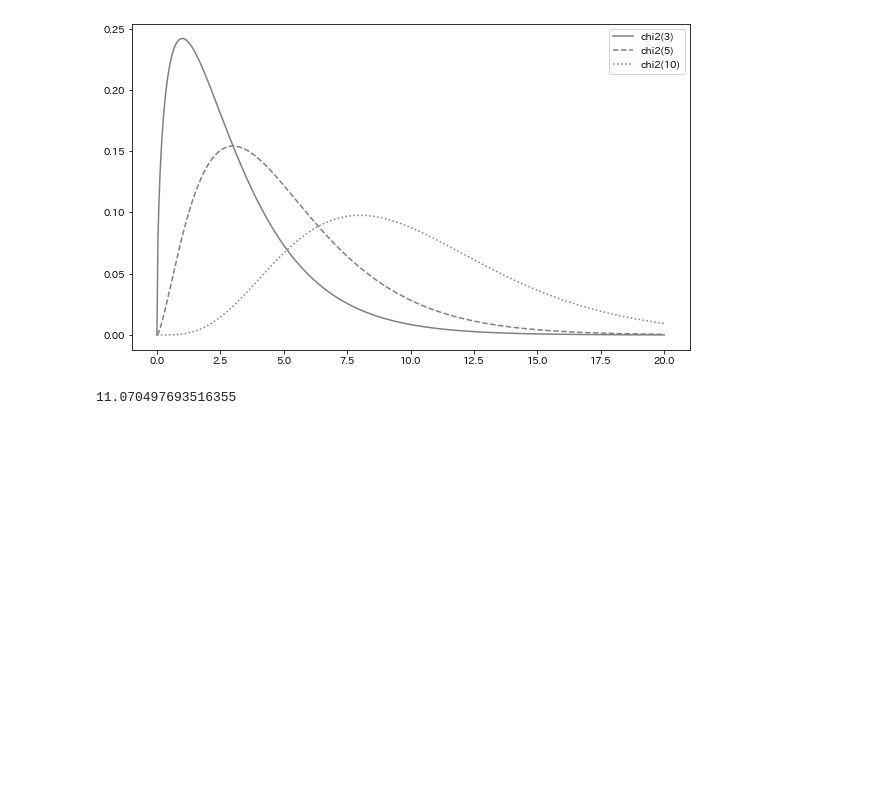
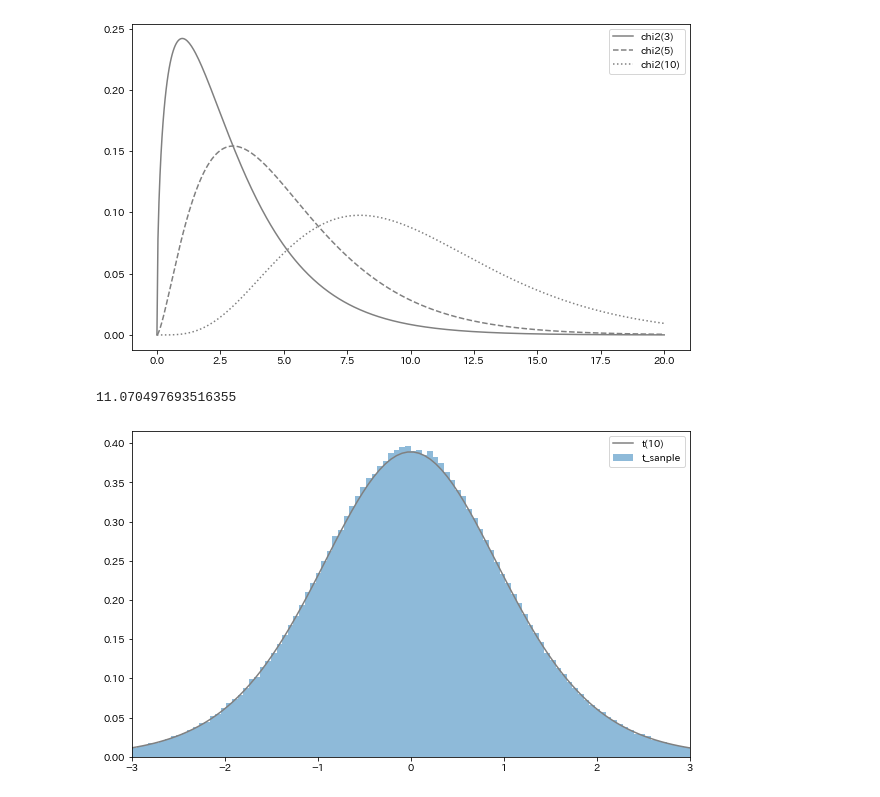
Before and after one commit to yuyahy/Statistical-Analysis-with-Python, a Jupyter notebook: Chap8_Typical_Static_Continuous.ipynb, the cells around one changed output. Saved outputs shown, nothing was run; the diff lists cells and outputs as text; code cells hidden in the pictures; blank space fills up the shorter version.

```diff
--- a/Chap8_Typical_Static_Continuous.ipynb
+++ b/Chap8_Typical_Static_Continuous.ipynb
@@ -232,3 +232,18 @@ Z_sample = rv1.rvs(sample_size)
 chi2_sample = rv2.rvs(sample_size)
 
 t_sample = Z_sample / np.sqrt(chi2_sample / n)
+# %%
+fig = plt.figure(figsize=(10, 6))
+ax = fig.add_subplot(111)
+
+rv = stats.t(n)
+xs = np.linspace(-3, 3, 100)
+ax.hist(t_sample, bins=100, range=(-3, 3),
+       density=True, alpha=0.5, label='t_sanple')
+ax.plot(xs, rv.pdf(xs), label=f't({n})', color='gray')
+
+ax.legend()
+ax.set_xlim(-3, 3)
+plt.show()
+# %% [output]
+[figure, added]
```
Also changed, not shown: parts of 6 cells of this notebook.
